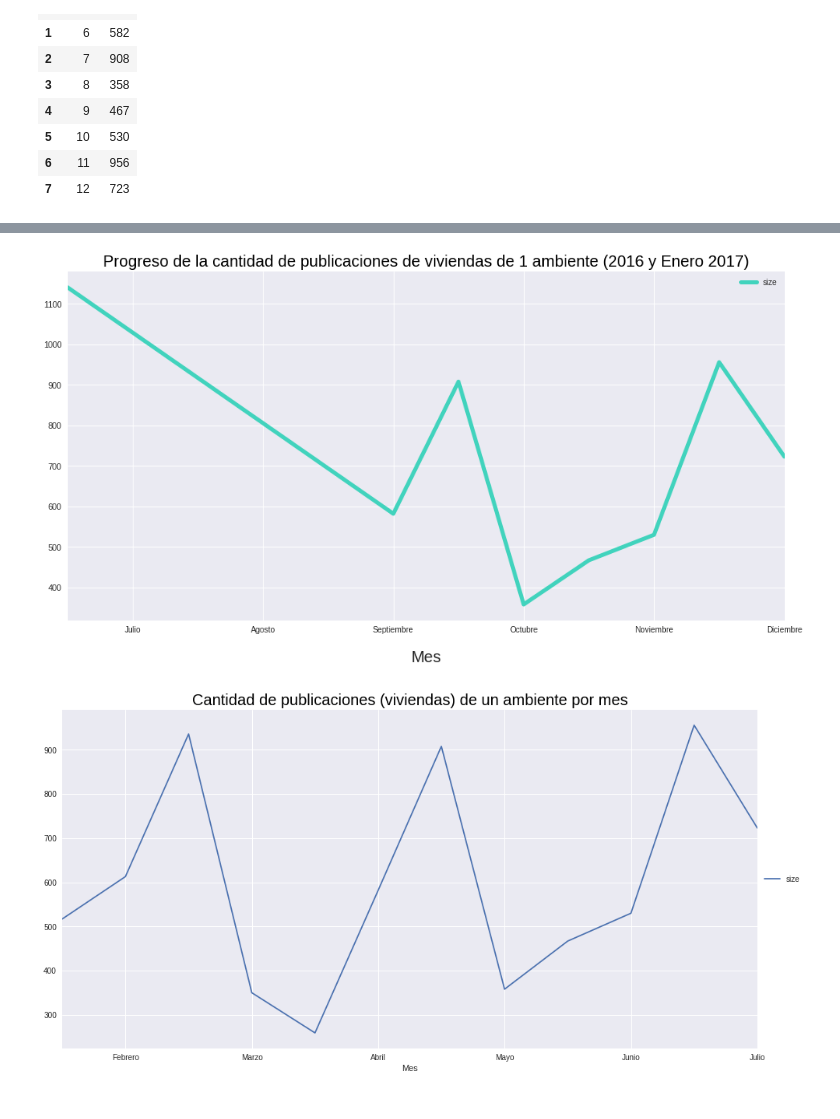
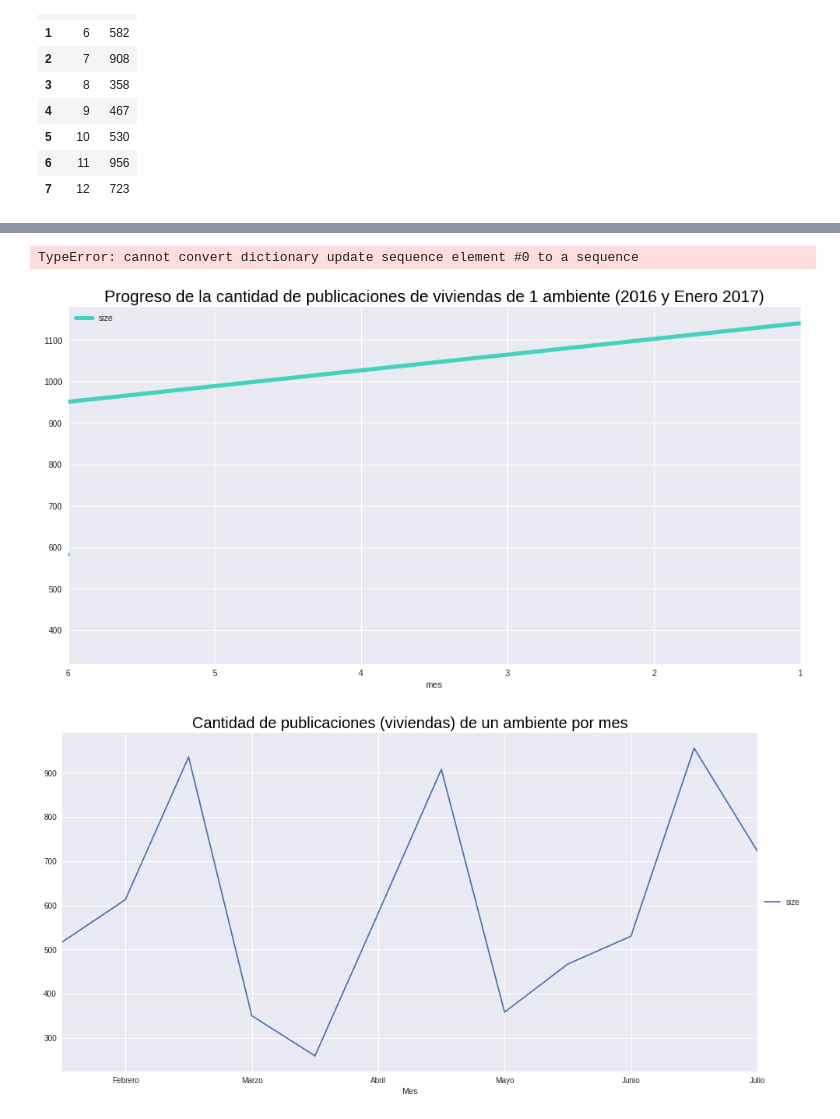
Before and after one commit to nicolaslongo/datos-TP1, a Jupyter notebook: Tendencia o crisis habitacional.ipynb, the cells around one changed output, grey strips where cells are left out. Drawn from its saved outputs; the diff is of its cells as text; code cells hidden in the pictures.

```diff
--- a/Tendencia o crisis habitacional.ipynb
+++ b/Tendencia o crisis habitacional.ipynb
@@ -198,6 +200,3 @@ pev_1amb
 | 5 | 10 | 530 |
 | 6 | 11 | 956 |
 | 7 | 12 | 723 |
-# %%
-pev_1amb_para_plot_ordenado = pev_1amb.reindex([1,2,3,4,5,6,7,0]) #reacomodo las entries
-pev_1amb_para_plot_ordenado
@@ -213,0 +203,9 @@ pev_1amb_para_plot_ordenado
+# %%
+#cyan_patch = mpatches.Patch(color='c', label='Todas las demas cantidades de ambientes')
+#red_patch = mpatches.Patch(color='r', label='1 ambiente')
+#plt.legend(handles=[red_patch,cyan_patch])
+
+
+for_plot = pd.pivot_table(pev_1amb_para_plot_ordenado, values='size', index='mes')
+for_plot2 = for_plot.reindex([6,7,8,9,10,11,12,1])
+for_plot2
@@ -214,20 +223,14 @@ pev_1amb_para_plot_ordenado
 # %%
-#cyan_patch = mpatches.Patch(color='c', label='Todas las demas cantidades de ambientes')
-#red_patch = mpatches.Patch(color='r', label='1 ambiente')
-#plt.legend(handles=[red_patch,cyan_patch])
-
-
-for_plot = pd.pivot_table(pev_1amb_para_plot_ordenado, values='size', index='mes')
-
 f=plt.figure()
-ax=for_plot.plot(figsize=(16,8), ax=f.gca(), linewidth=5.0, color='#41D3BD')
+ax=for_plot2.plot(figsize=(16,8), ax=f.gca(), linewidth=5.0, color='#41D3BD')
 ax.set_title('Progreso de la cantidad de publicaciones de viviendas de 1 ambiente (2016 y Enero 2017)',\
              color='black',size=20.0)
 ax.set_xticklabels(['Junio','Julio', 'Agosto', 'Septiembre','Octubre', 'Noviembre', 'Diciembre', 'Enero (2017)'])
 ax.set_xlabel('Mes',size=20.0,labelpad=20.0);
 plt.show()
 # %% [output]
+TypeError: cannot convert dictionary update sequence element #0 to a sequence
-[figure, old version]
+[figure, new version]
 # %%
 pev_1amb_2016 = pd.pivot_table(pev_1amb_2016, values='size', index='mes')
 
```
Also changed, not shown: parts of 6 cells of this notebook, 3 other files.
